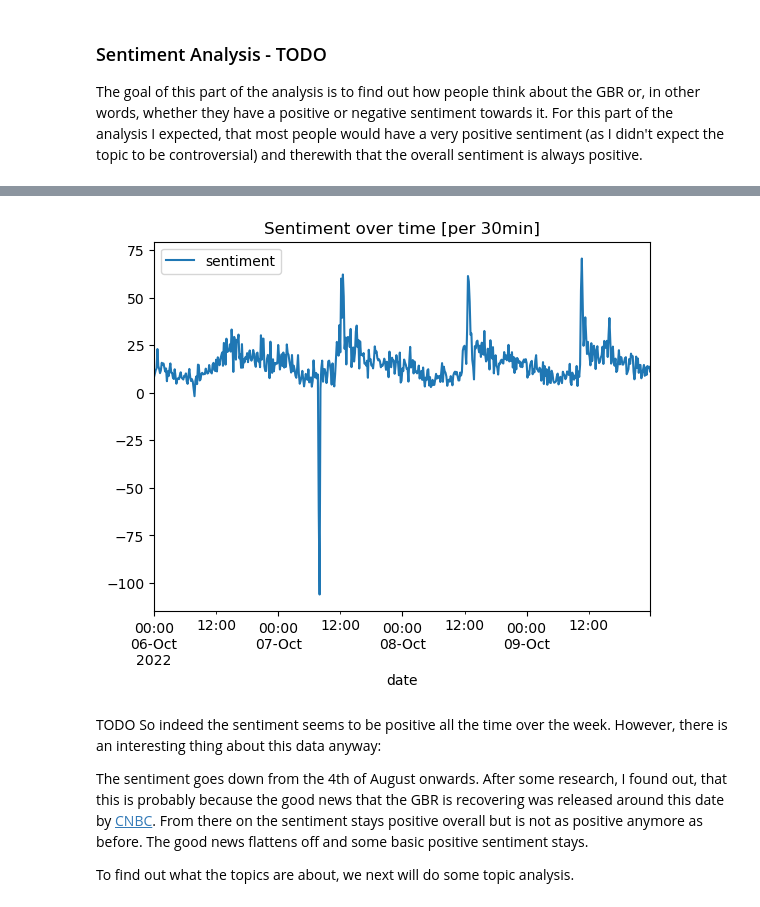
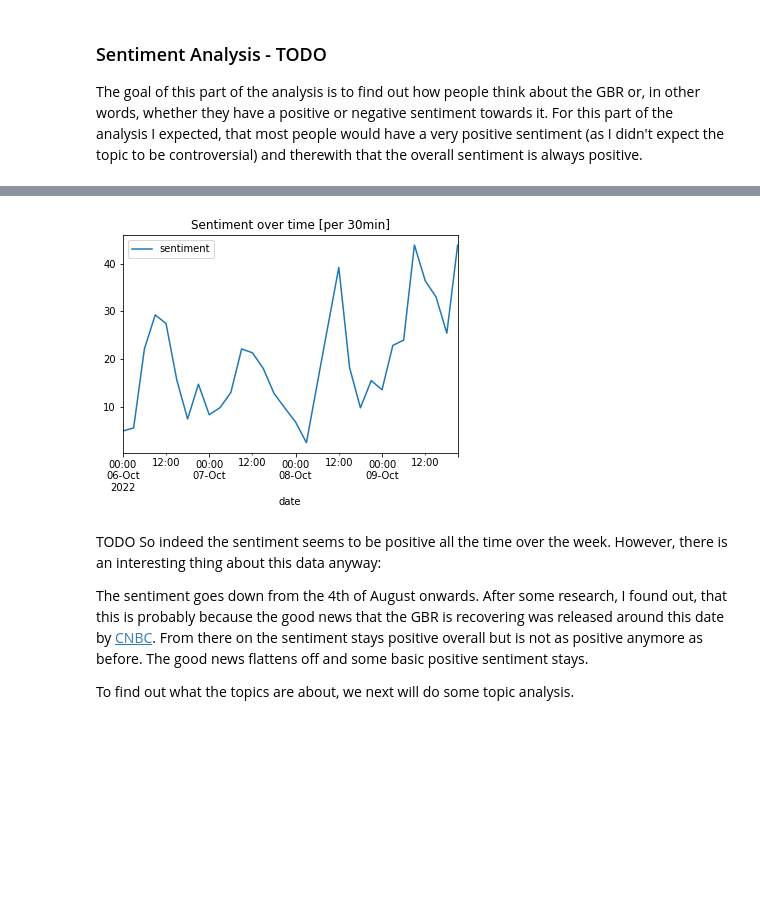
Before and after one commit to LuKrO2011/SMNA, a Jupyter notebook: COSC2671-assign2/code/twitterAnalysis.ipynb, the cells around one changed output, grey strips where cells are left out. Cells and saved outputs as stored; diff of their text form; code cells hidden in the pictures; blank space fills up the shorter version.

```diff
--- a/COSC2671-assign2/code/twitterAnalysis.ipynb
+++ b/COSC2671-assign2/code/twitterAnalysis.ipynb
@@ -160,7 +173,7 @@ def get_hashtags(tweet):
     return [tag['tag'].lower() for tag in hashtags]
 # %%
 # Name of the json file with the tweets to process
-tweets_filename = 'table_tennis_filtered3_4_days.json'
+tweets_filename = 'table_tennis_filtered2_4_days.json'
 
 # number of hashtags to display
 hashtag_trash = 50
@@ -402,8 +415,8 @@ tweet_tokenizer = nltk.tokenize.TweetTokenizer()
 puncts = list(string.punctuation)
 
 # Use stopwords from nltk and a few other twitter specific terms like 'rt' (retweet)
-twitter_stopwords = ['rt', 'via', '...', '…', '"', "'", '`', '‘', '“', '”']
-web_stopwords = ["gbr", 'ha', 'us', 'wa', 'https', 'thi', 'co']
+twitter_stopwords = ['rt', 'via', '...', '…', '"', "'", '`', '‘', '“', '”','🚩',' ','basketbal','sergey','alexand']
+web_stopwords = ["gbr", 'ha', 'us', 'wa', 'https', 'thi', 'co','basketball']
 all_stopwords = nltk.corpus.stopwords.words('english')\
                 + twitter_stopwords\
                 + web_stopwords \
@@ -605,19 +618,19 @@ plt.show()
 # %%
 # Visualize the gathered data
 # pd.date_range("2022-10-06", "2022-10-07")
 
 series = pd.DataFrame(sentiments, columns=['date', 'sentiment'])
 series[['sentiment']] = series[['sentiment']].apply(pd.to_numeric)
 
 series.set_index('date', inplace=True)
 
 
-series = series.resample('10min').sum()
+series = series.resample('3H').sum()
 series.plot()
 plt.title("Sentiment over time [per 30min]")
 plt.show()
 # %% [output]
-[figure, old version]
+[figure, new version]
 # %% [markdown]
 TODO
 So indeed the sentiment seems to be positive all the time over the week. However, there is an interesting thing about this data anyway:
```
Also changed, not shown: parts of 11 cells of this notebook, 1 other file.
